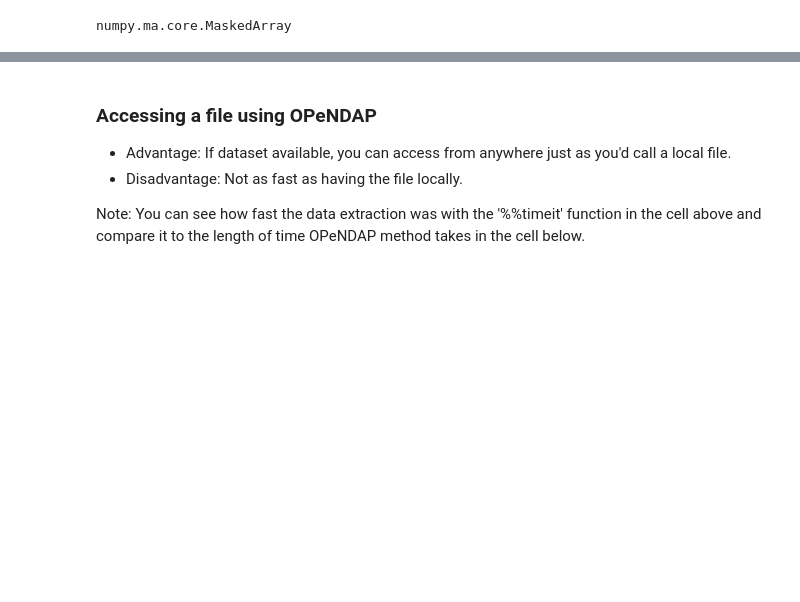
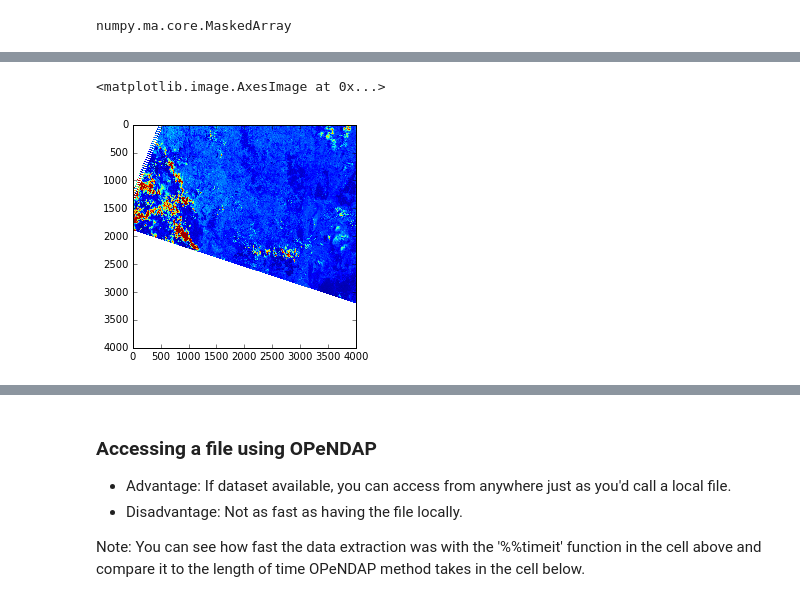
Before and after one commit to GeoscienceAustralia/wofs, a Jupyter notebook: notebook/explore_netcdf_stack_tile.ipynb, the cells around one changed output, grey strips where cells are left out. Drawn from its saved outputs; the diff is of its cells as text; code cells hidden in the pictures; blank space fills up the shorter version.

```diff
--- a/notebook/explore_netcdf_stack_tile.ipynb
+++ b/notebook/explore_netcdf_stack_tile.ipynb
@@ -127,0 +213,5 @@ plt.contourf(x, y, b1[2,:,:])
+# %%
+plt.imshow(band3[0,:,:])
+# %% [output]
+<matplotlib.image.AxesImage at 0x...>
+[figure, added]
```
Also changed, not shown: parts of 25 cells of this notebook, 7 other files.
